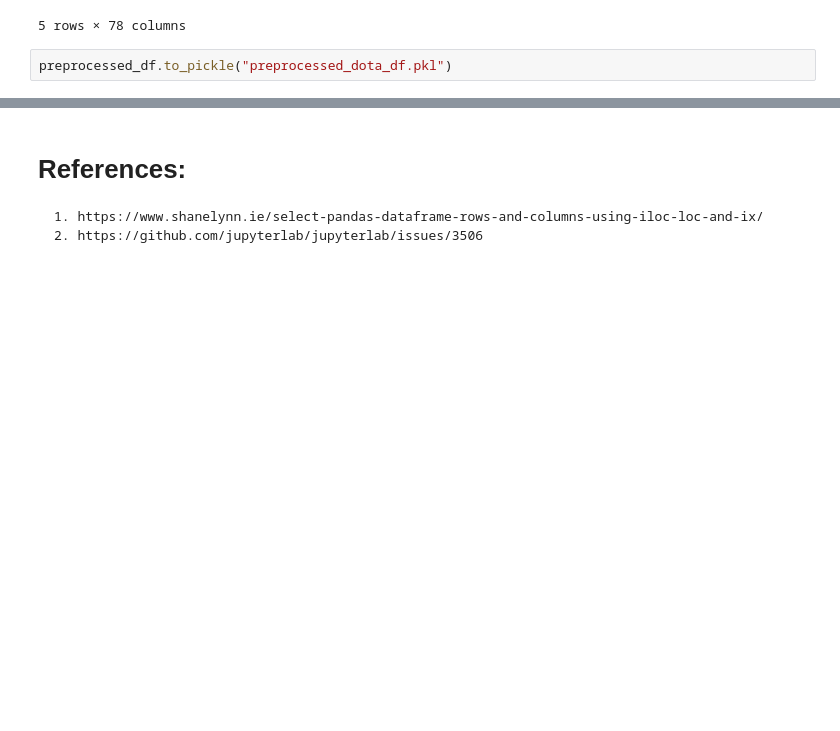
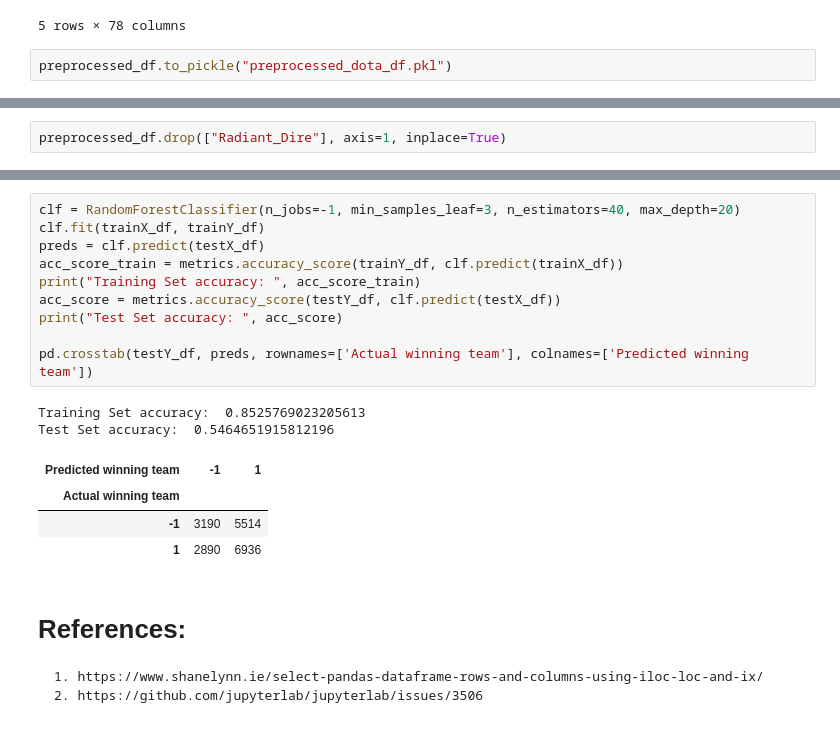
Before and after one commit to srividhyaprakash/Dota2-ML-UCI-ML-Repo, a Jupyter notebook: Dota 2 Notebook.ipynb, the cells around one changed output, grey strips where cells are left out. Drawn from its saved outputs; the diff is of its cells as text; blank space fills up the shorter version.

```diff
--- a/Dota 2 Notebook.ipynb
+++ b/Dota 2 Notebook.ipynb
@@ -745,0 +758,2 @@ preprocessed_df.to_pickle("preprocessed_dota_df.pkl")
+# %%
+preprocessed_df.drop(["Radiant_Dire"], axis=1, inplace=True)
@@ -746,3 +815,20 @@ preprocessed_df.to_pickle("preprocessed_dota_df.pkl")
+# %%
+clf = RandomForestClassifier(n_jobs=-1, min_samples_leaf=3, n_estimators=40, max_depth=20)
+clf.fit(trainX_df, trainY_df)
+preds = clf.predict(testX_df)
+acc_score_train = metrics.accuracy_score(trainY_df, clf.predict(trainX_df))
+print("Training Set accuracy: ", acc_score_train)
+acc_score = metrics.accuracy_score(testY_df, clf.predict(testX_df))
+print("Test Set accuracy: ", acc_score)
+
+pd.crosstab(testY_df, preds, rownames=['Actual winning team'], colnames=['Predicted winning team'])
+# %% [output]
+Training Set accuracy:  0.8525769023205613
+Test Set accuracy:  0.5464651915812196
+| Predicted winning team | -1 | 1 |
+| Actual winning team |  |  |
+| -1 | 3190 | 5514 |
+| 1 | 2890 | 6936 |
 # %% [markdown]
 # References:
 
```
Also changed, not shown: parts of 19 cells of this notebook.
